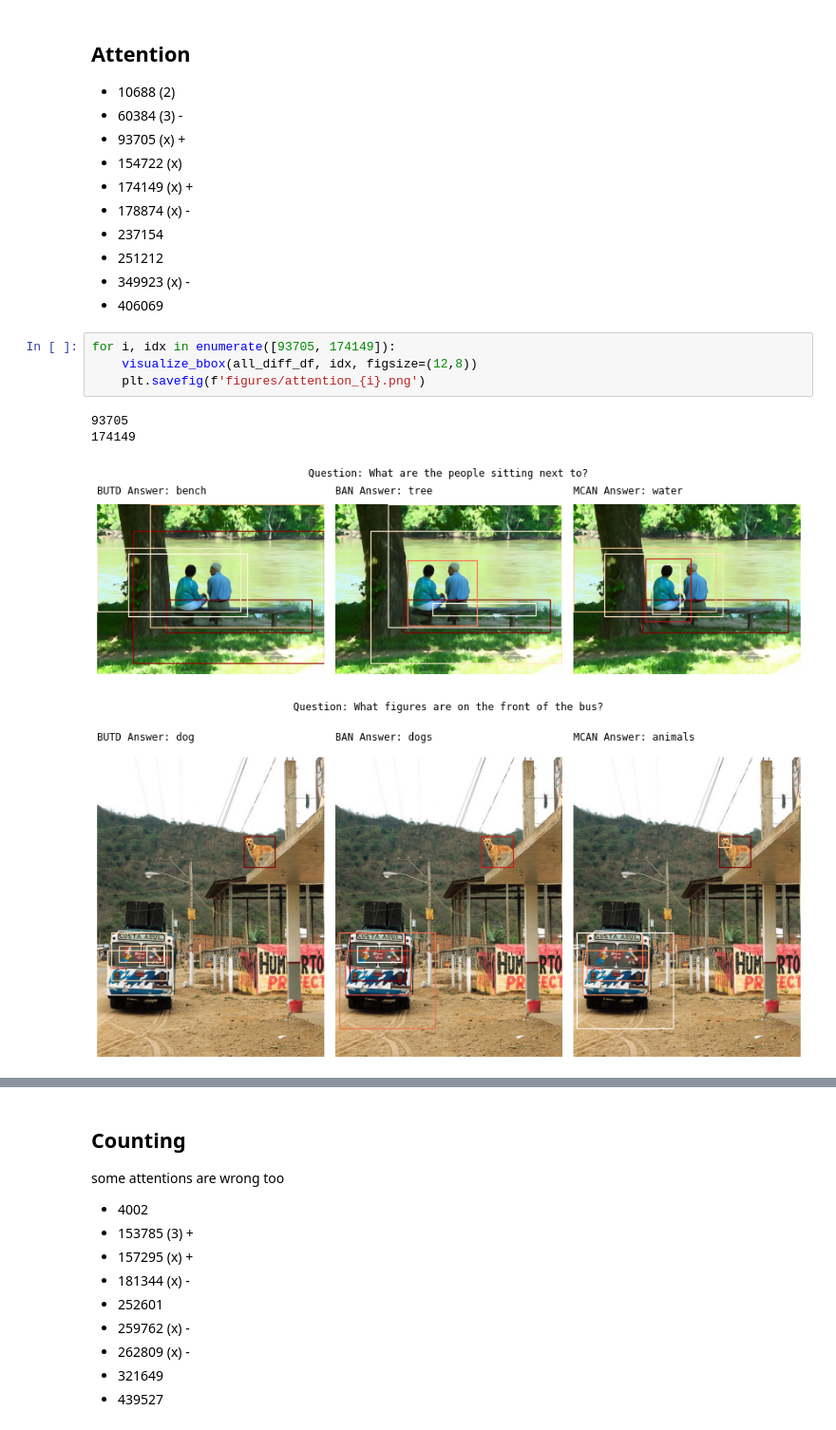
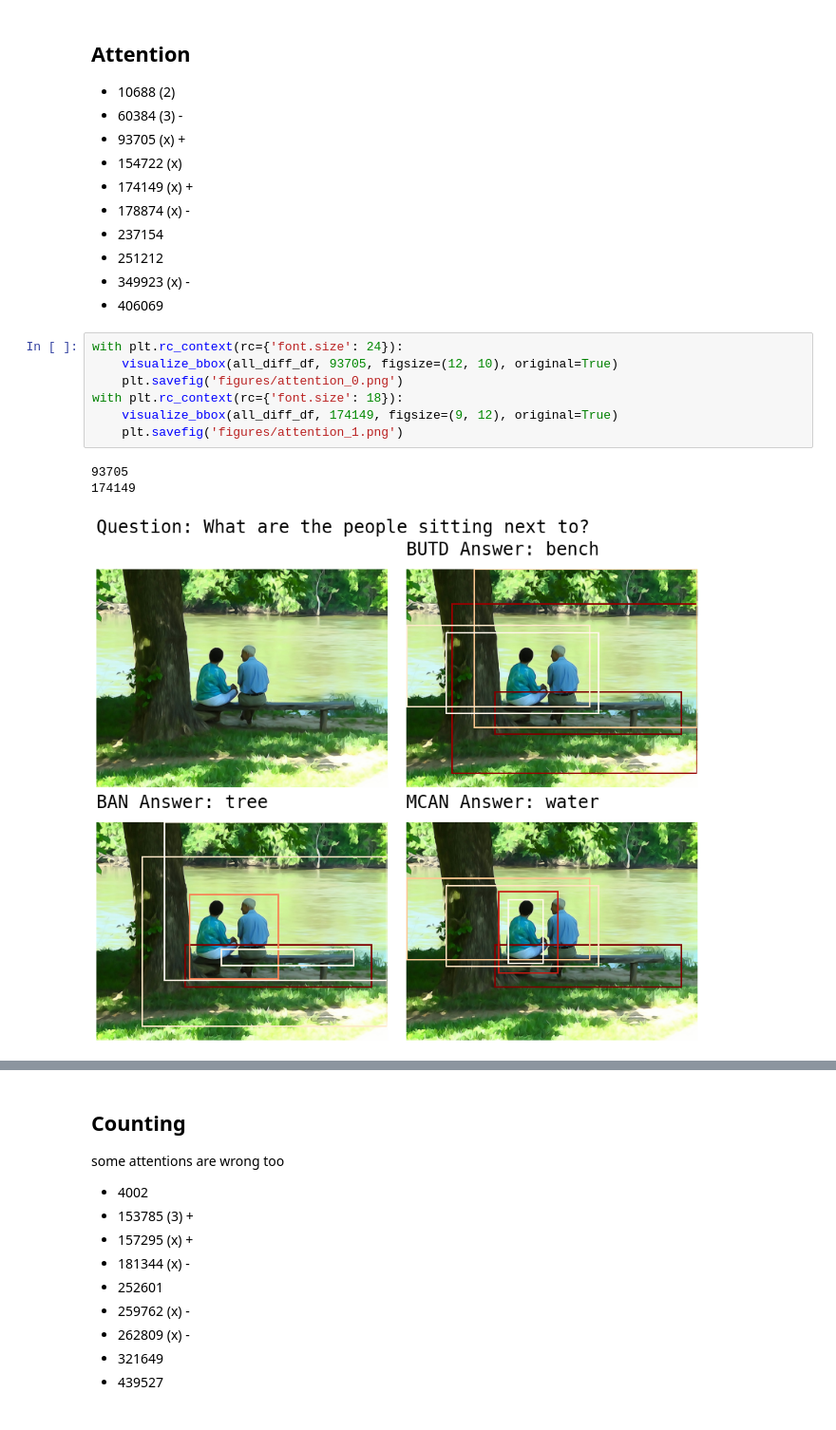
Before and after one commit to zhaoyi3264/openvqa, a Jupyter notebook: visualization.ipynb, the cells around one changed output, grey strips where cells are left out. Shown at 95% size. Cells and saved outputs as stored; diff of their text form.

```diff
--- a/visualization.ipynb
+++ b/visualization.ipynb
@@ -209,12 +209,14 @@ all_diff_df.head()
 - 251212
 - 349923 (x) -
 - 406069
-# %%
-for i, idx in enumerate([93705, 174149]):
-    visualize_bbox(all_diff_df, idx, figsize=(12,8))
-    plt.savefig(f'figures/attention_{i}.png')
-# %% [output]
-93705
-174149
-[figure, removed]
-[figure, removed]
+# %%
+with plt.rc_context(rc={'font.size': 24}):
+    visualize_bbox(all_diff_df, 93705, figsize=(12, 10), original=True)
+    plt.savefig('figures/attention_0.png')
+with plt.rc_context(rc={'font.size': 18}):
+    visualize_bbox(all_diff_df, 174149, figsize=(9, 12), original=True)
+    plt.savefig('figures/attention_1.png')
+# %% [output]
+93705
+174149
+[figure, added]
```
Also changed, not shown: parts of 3 cells of this notebook, 2 other files.
